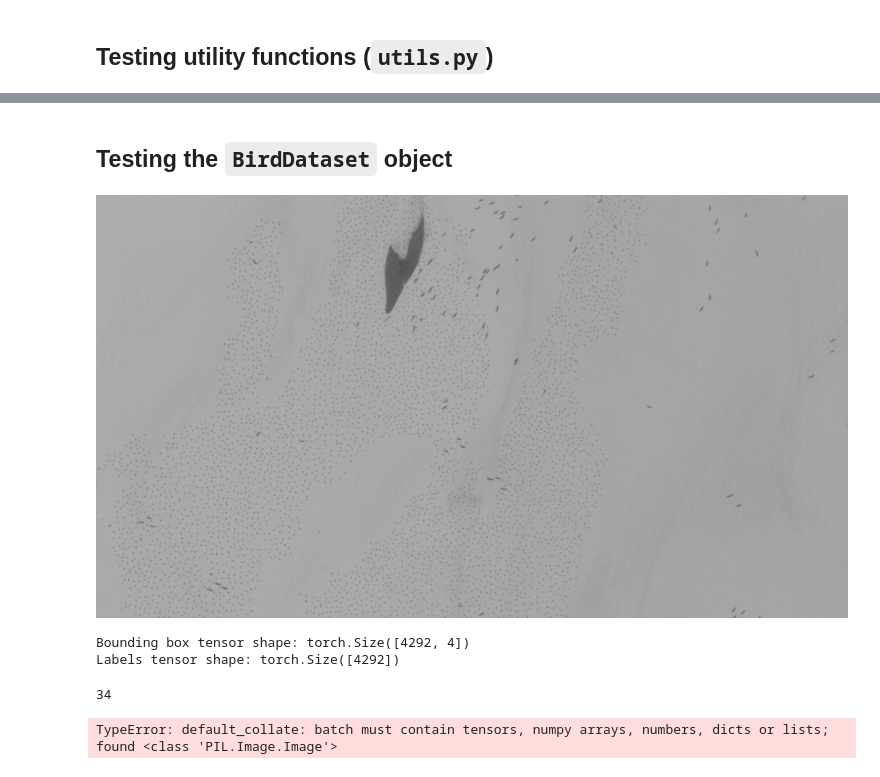
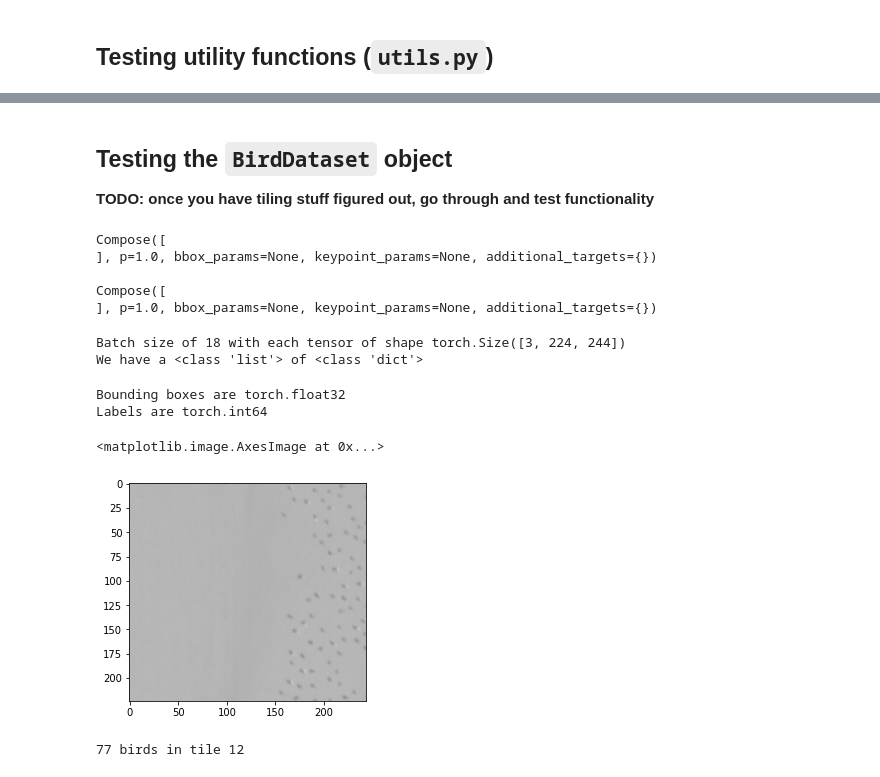
Before and after one commit to emiliolr/counting-cranes, a Jupyter notebook: miscellaneous/tests.ipynb, the cells around one changed output, grey strips where cells are left out. Drawn from its saved outputs; the diff is of its cells as text; code cells hidden in the pictures.

```diff
--- a/miscellaneous/tests.ipynb
+++ b/miscellaneous/tests.ipynb
@@ -39,2 +40,0 @@ FLIR2_20210321_204704_024_4313.TIF contains 2044 birds in total
-# %% [markdown]
-## Testing the `BirdDataset` object
@@ -47,26 +41,48 @@ image, target = dataset[7]
-# %%
-#Looking at the image
-image
-# %% [output]
-[figure, removed]
-# %%
-#Checking the shapes of target dictionary
-print('Bounding box tensor shape:', target['boxes'].shape)
-print('Labels tensor shape:', target['labels'].shape)
-# %% [output]
-Bounding box tensor shape: torch.Size([4292, 4])
-Labels tensor shape: torch.Size([4292])
-# %%
-#Checking size of dataset
-len(dataset)
-# %% [output]
-34
+# %% [markdown]
+## Testing the `BirdDataset` object
+**TODO: once you have tiling stuff figured out, go through and test functionality**
+# %%
+#Checking transformations
+print(get_transforms(train = True))
+print()
+print(get_transforms(train = False))
+# %% [output]
+Compose([
+], p=1.0, bbox_params=None, keypoint_params=None, additional_targets={})
+
+Compose([
+], p=1.0, bbox_params=None, keypoint_params=None, additional_targets={})
 # %%
-#Putting the dataset in a DataLoader (BEFORE tiling is implemented... behavior will chnage after tiling!)
-dataloader = DataLoader(dataset, batch_size = 2, shuffle = True)
+#Putting the dataset in a DataLoader (BEFORE tiling is implemented... behavior will change after tiling!)
+bird_dataset = BirdDataset(root_dir = DATA_FP, transforms = get_transforms())
+dataloader = DataLoader(bird_dataset, batch_size = 1, shuffle = True, collate_fn = collate_w_tiles)
 
-#Pulling an image out of the iterator
-sample_batch = next(iter(dataloader)) #TODO: come back to this once you've implemented tranforms!
-sample_batch
+#Pulling a batch out of the iterator
+images, targets = next(iter(dataloader))
+print(f'Batch size of {len(images)} with each tensor of shape {images[0].shape}')
+print(f'We have a {type(targets)} of {type(targets[0])}')
 # %% [output]
-TypeError: default_collate: batch must contain tensors, numpy arrays, numbers, dicts or lists; found <class 'PIL.Image.Image'>
+Batch size of 18 with each tensor of shape torch.Size([3, 224, 244])
+We have a <class 'list'> of <class 'dict'>
+# %%
+#Checking data types of dictionary elements
+t = targets[0]
+print(f'Bounding boxes are {t["boxes"].dtype}')
+print(f'Labels are {t["labels"].dtype}')
+# %% [output]
+Bounding boxes are torch.float32
+Labels are torch.int64
+# %%
+#Looking at images w/in the batch
+index = 12
+np_img = images[index].numpy()
+np_img = np.moveaxis(np_img, 0, -1)
+plt.imshow(np_img)
+# %% [output]
+<matplotlib.image.AxesImage at 0x...>
+[figure, added]
+# %%
+#Checking the target dictionaries
+print(f'{len(targets[index]["boxes"])} birds in tile {index}')
+# %% [output]
+77 birds in tile 12
```
Also changed, not shown: parts of 6 cells of this notebook, 4 other files.
